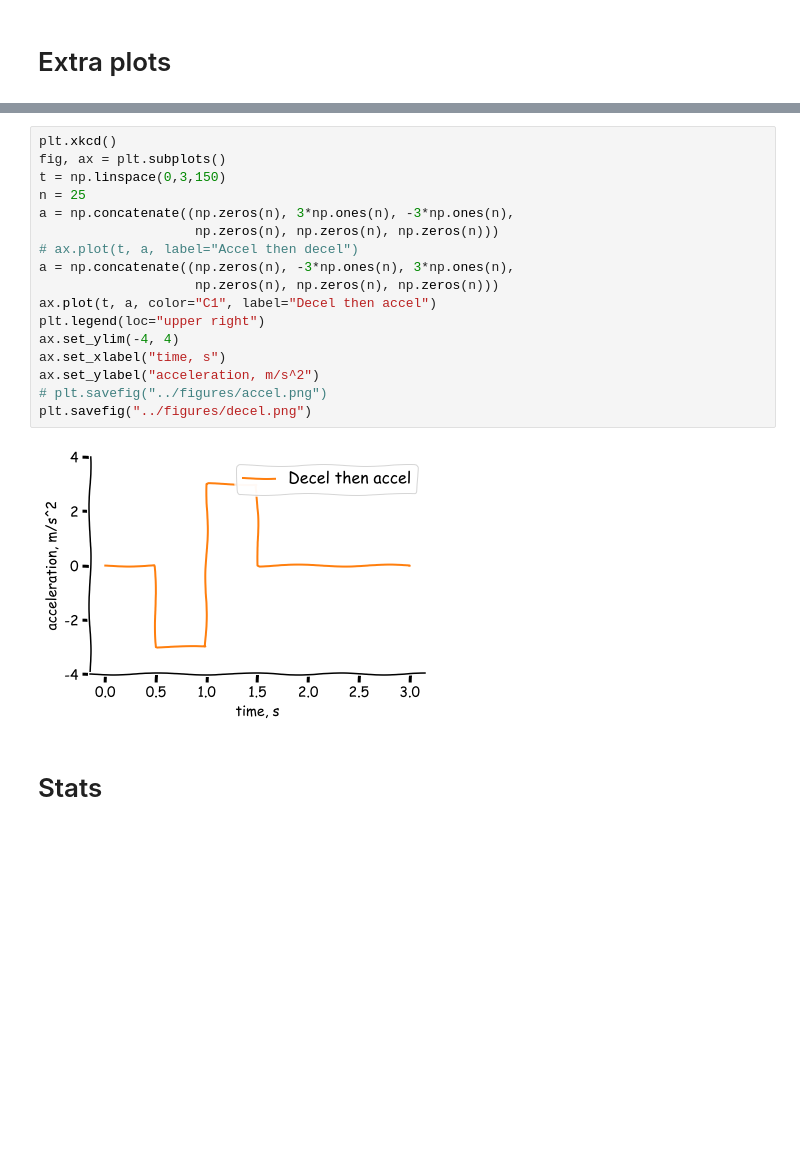
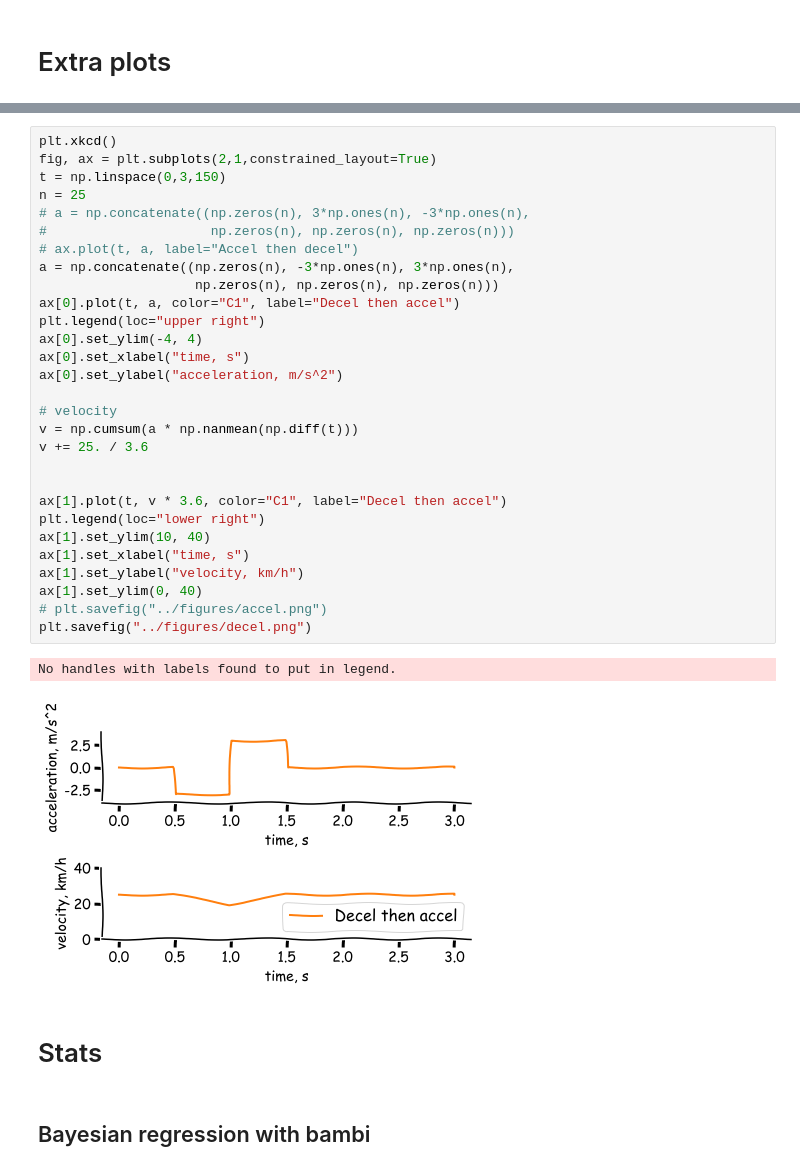
Before and after one commit to tud-hri/nudging-humans-in-traffic, a Jupyter notebook: data_analysis/experiment1_descriptive_stats.ipynb, the cells around one changed output, grey strips where cells are left out. Drawn from its saved outputs; the diff is of its cells as text; blank space fills up the shorter version.

```diff
--- a/data_analysis/experiment1_descriptive_stats.ipynb
+++ b/data_analysis/experiment1_descriptive_stats.ipynb
@@ -111,21 +232,36 @@ Extreme RTs: 2
 # %%
 plt.xkcd()
-fig, ax = plt.subplots()
+fig, ax = plt.subplots(2,1,constrained_layout=True)
 t = np.linspace(0,3,150)
 n = 25
-a = np.concatenate((np.zeros(n), 3*np.ones(n), -3*np.ones(n),
-                    np.zeros(n), np.zeros(n), np.zeros(n)))
+# a = np.concatenate((np.zeros(n), 3*np.ones(n), -3*np.ones(n),
+#                     np.zeros(n), np.zeros(n), np.zeros(n)))
 # ax.plot(t, a, label="Accel then decel")
 a = np.concatenate((np.zeros(n), -3*np.ones(n), 3*np.ones(n),
                     np.zeros(n), np.zeros(n), np.zeros(n)))
-ax.plot(t, a, color="C1", label="Decel then accel")
+ax[0].plot(t, a, color="C1", label="Decel then accel")
 plt.legend(loc="upper right")
-ax.set_ylim(-4, 4)
-ax.set_xlabel("time, s")
-ax.set_ylabel("acceleration, m/s^2")
+ax[0].set_ylim(-4, 4)
+ax[0].set_xlabel("time, s")
+ax[0].set_ylabel("acceleration, m/s^2")
+
+# velocity
+v = np.cumsum(a * np.nanmean(np.diff(t)))
+v += 25. / 3.6
+
+
+ax[1].plot(t, v * 3.6, color="C1", label="Decel then accel")
+plt.legend(loc="lower right")
+ax[1].set_ylim(10, 40)
+ax[1].set_xlabel("time, s")
+ax[1].set_ylabel("velocity, km/h")
+ax[1].set_ylim(0, 40)
 # plt.savefig("../figures/accel.png")
 plt.savefig("../figures/decel.png")
 # %% [output]
+No handles with labels found to put in legend.
-[figure, old version]
+[figure, new version]
 # %% [markdown]
 # Stats
+# %% [markdown]
+## Bayesian regression with bambi
```
Also changed, not shown: parts of 20 cells of this notebook, 2 other files.
